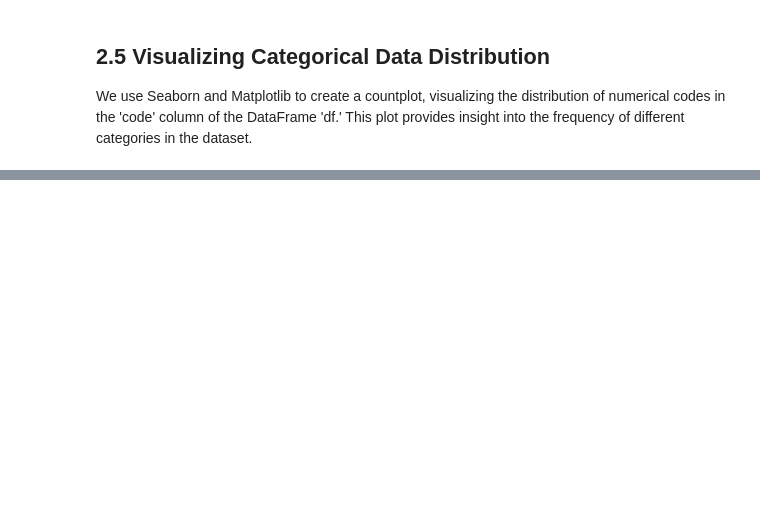
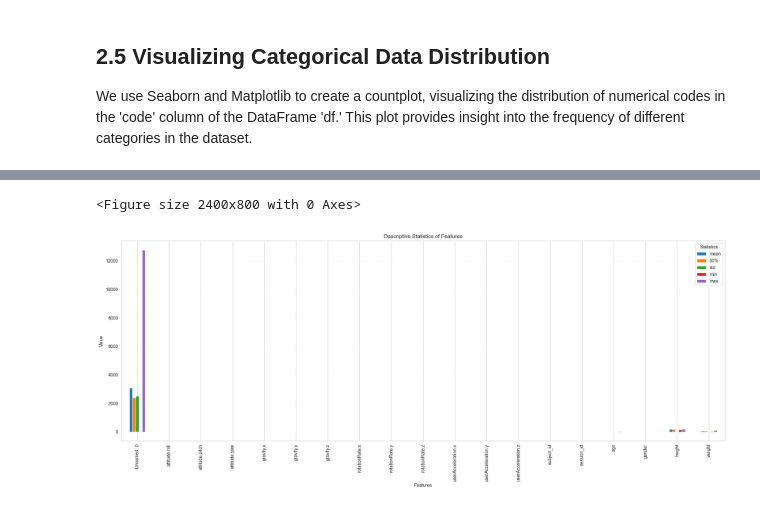
Before and after one commit to marina-moreira/mei-approf, a Jupyter notebook: RNN/01dataUnderstanding.ipynb, the cells around one changed output, grey strips where cells are left out. Drawn from its saved outputs; the diff is of its cells as text; code cells hidden in the pictures; blank space fills up the shorter version.

```diff
--- a/RNN/01dataUnderstanding.ipynb
+++ b/RNN/01dataUnderstanding.ipynb
@@ -209,0 +287,19 @@ plt.show()
+# %%
+# Supondo que df_motionSense já esteja definido
+description = df_motionSense.describe()
+
+plt.figure(figsize=(24, 8))
+
+# Transpor o DataFrame e plotar as estatísticas selecionadas
+description.transpose()[['mean', '50%', 'std', 'min', 'max']].plot(kind='bar', figsize=(24, 8))
+
+plt.title('Descriptive Statistics of Features')
+plt.ylabel('Value')
+plt.xlabel('Features')
+plt.grid(axis='y', linestyle='--', alpha=0.1)
+plt.xticks(rotation=90)
+plt.legend(title='Statistics')
+plt.show()
+# %% [output]
+<Figure size 2400x800 with 0 Axes>
+[figure, added]
```
Also changed, not shown: parts of 13 cells of this notebook, 2 other files.
